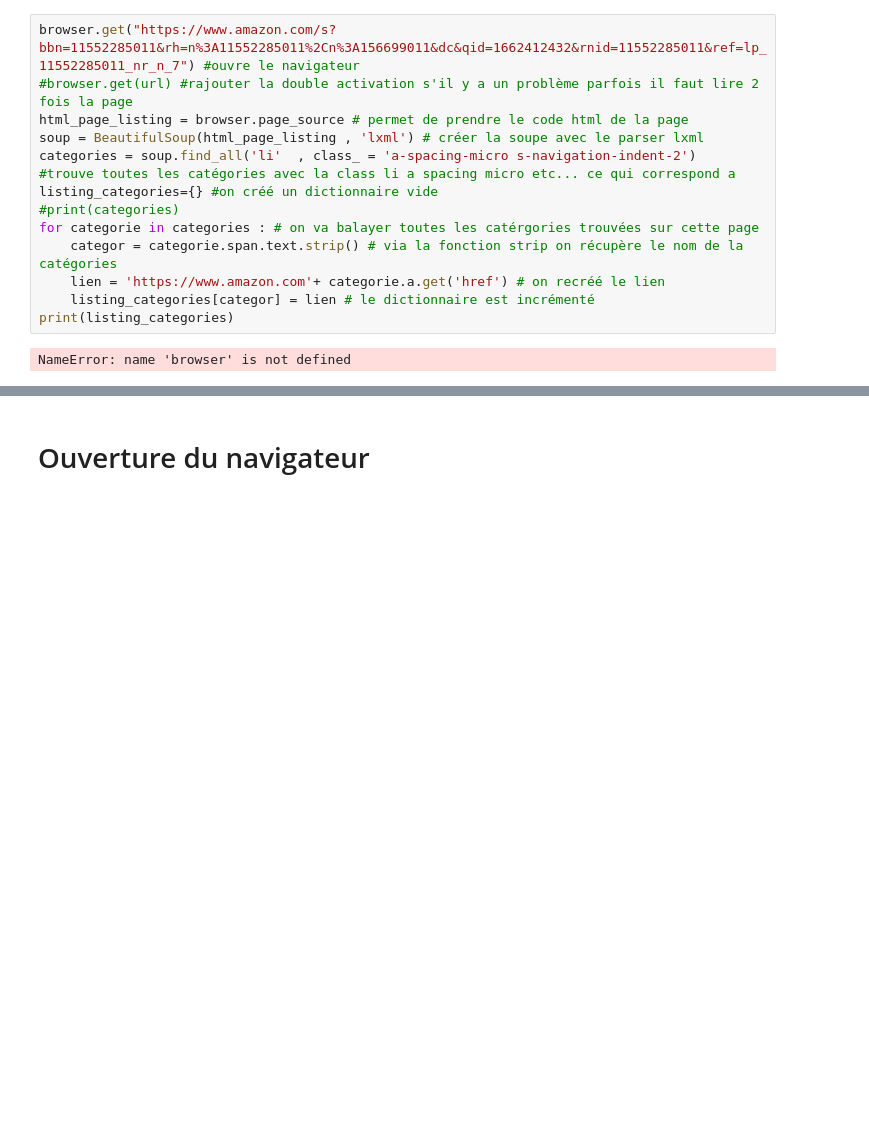
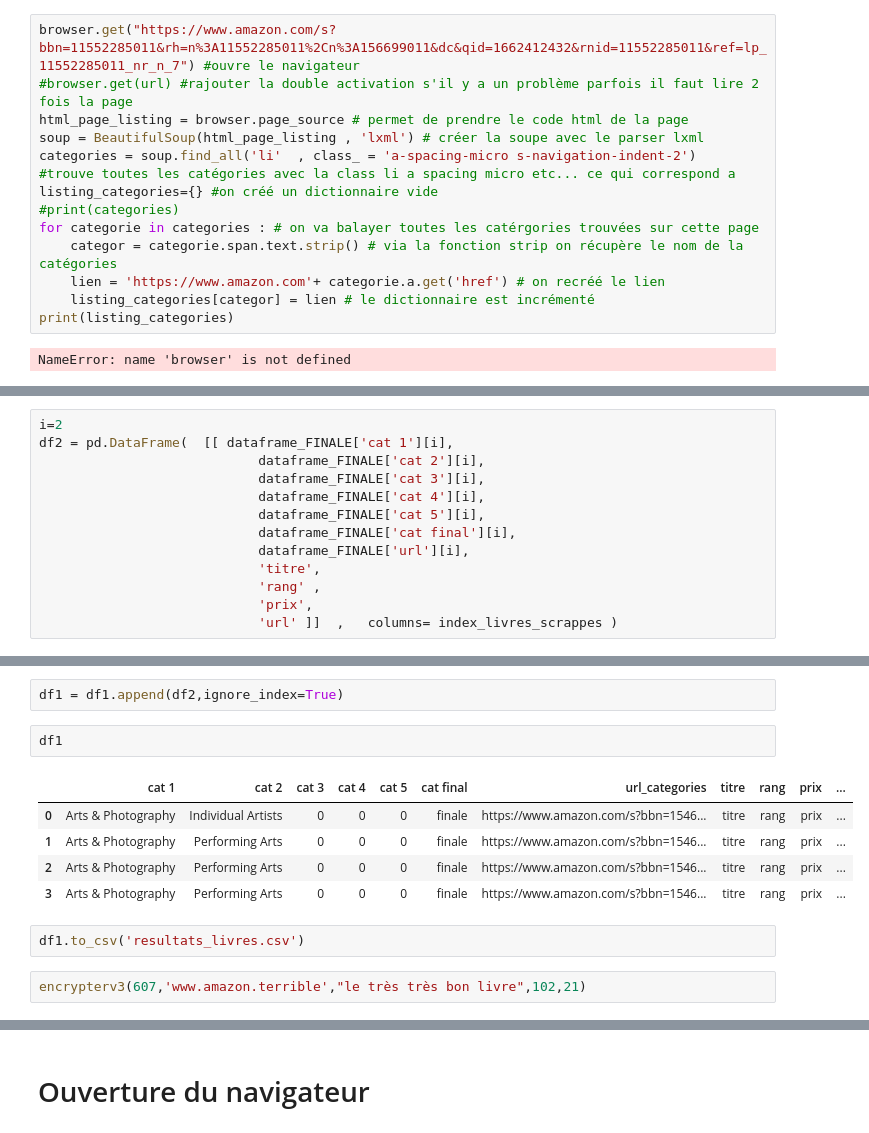
Before and after one commit to thomasgassin/kindle-scrapper, a Jupyter notebook: notebooks/NoteBook.ipynb, the cells around one changed output, grey strips where cells are left out. Drawn from its saved outputs; the diff is of its cells as text; blank space fills up the shorter version.

```diff
--- a/notebooks/NoteBook.ipynb
+++ b/notebooks/NoteBook.ipynb
@@ -176,0 +223,13 @@ def trouver_node(url):
+# %%
+i=2
+df2 = pd.DataFrame(  [[ dataframe_FINALE['cat 1'][i],
+                            dataframe_FINALE['cat 2'][i],
+                            dataframe_FINALE['cat 3'][i],
+                            dataframe_FINALE['cat 4'][i],
+                            dataframe_FINALE['cat 5'][i],
+                            dataframe_FINALE['cat final'][i],
+                            dataframe_FINALE['url'][i],
+                            'titre',
+                            'rang' ,
+                            'prix',
+                            'url' ]]  ,   columns= index_livres_scrappes )
@@ -176,0 +244,14 @@ def trouver_node(url):
+# %%
+df1 = df1.append(df2,ignore_index=True)
+# %%
+df1
+# %% [output]
+|  | cat 1 | cat 2 | cat 3 | cat 4 | cat 5 | cat final | url_categories | titre | rang | prix | ... |
+| 0 | Arts & Photography | Individual Artists | 0 | 0 | 0 | finale | https://www.amazon.com/s?bbn=1546... | titre | rang | prix | ... |
+| 1 | Arts & Photography | Performing Arts | 0 | 0 | 0 | finale | https://www.amazon.com/s?bbn=1546... | titre | rang | prix | ... |
+| 2 | Arts & Photography | Performing Arts | 0 | 0 | 0 | finale | https://www.amazon.com/s?bbn=1546... | titre | rang | prix | ... |
+| 3 | Arts & Photography | Performing Arts | 0 | 0 | 0 | finale | https://www.amazon.com/s?bbn=1546... | titre | rang | prix | ... |
+# %%
+df1.to_csv('resultats_livres.csv')
+# %%
+encrypterv3(607,'www.amazon.terrible',"le très très bon livre",102,21)
```
Also changed, not shown: parts of 14 cells of this notebook.
